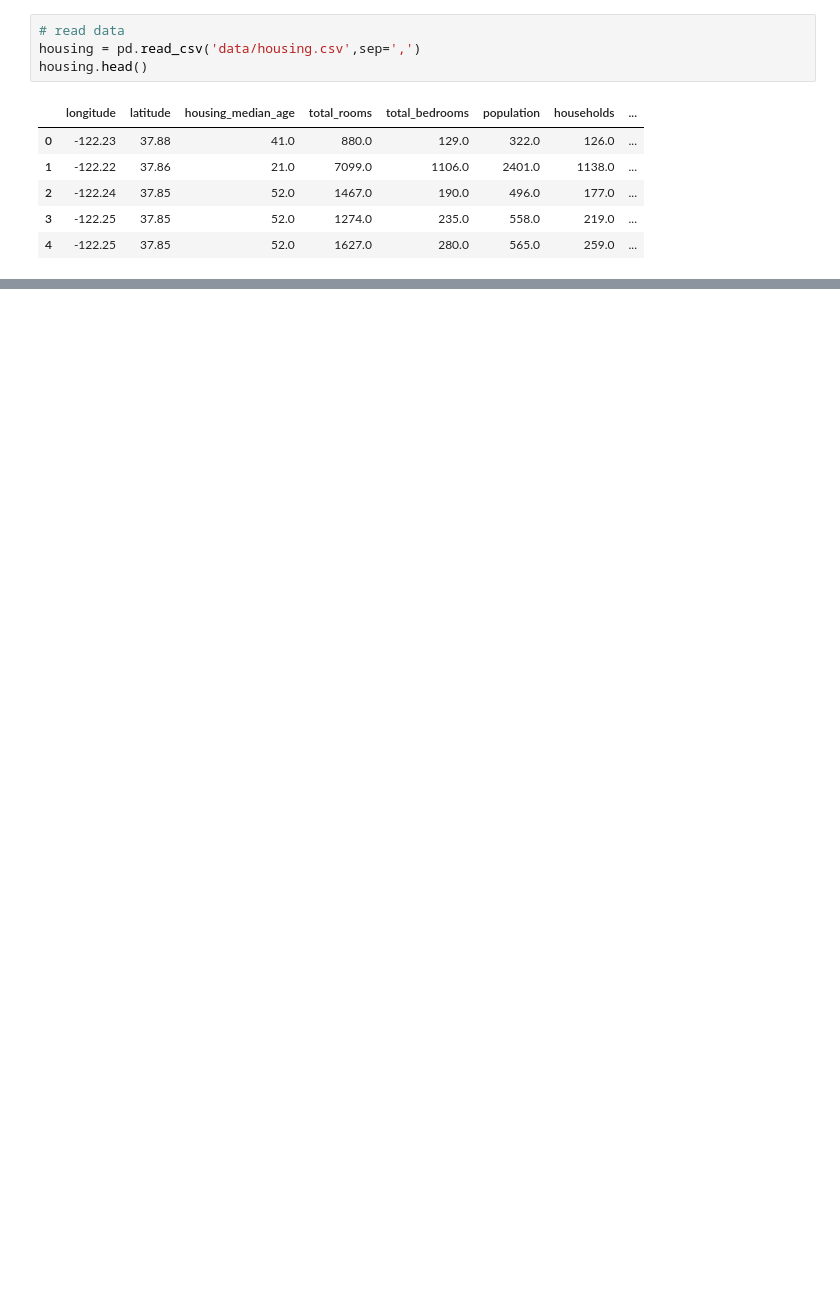
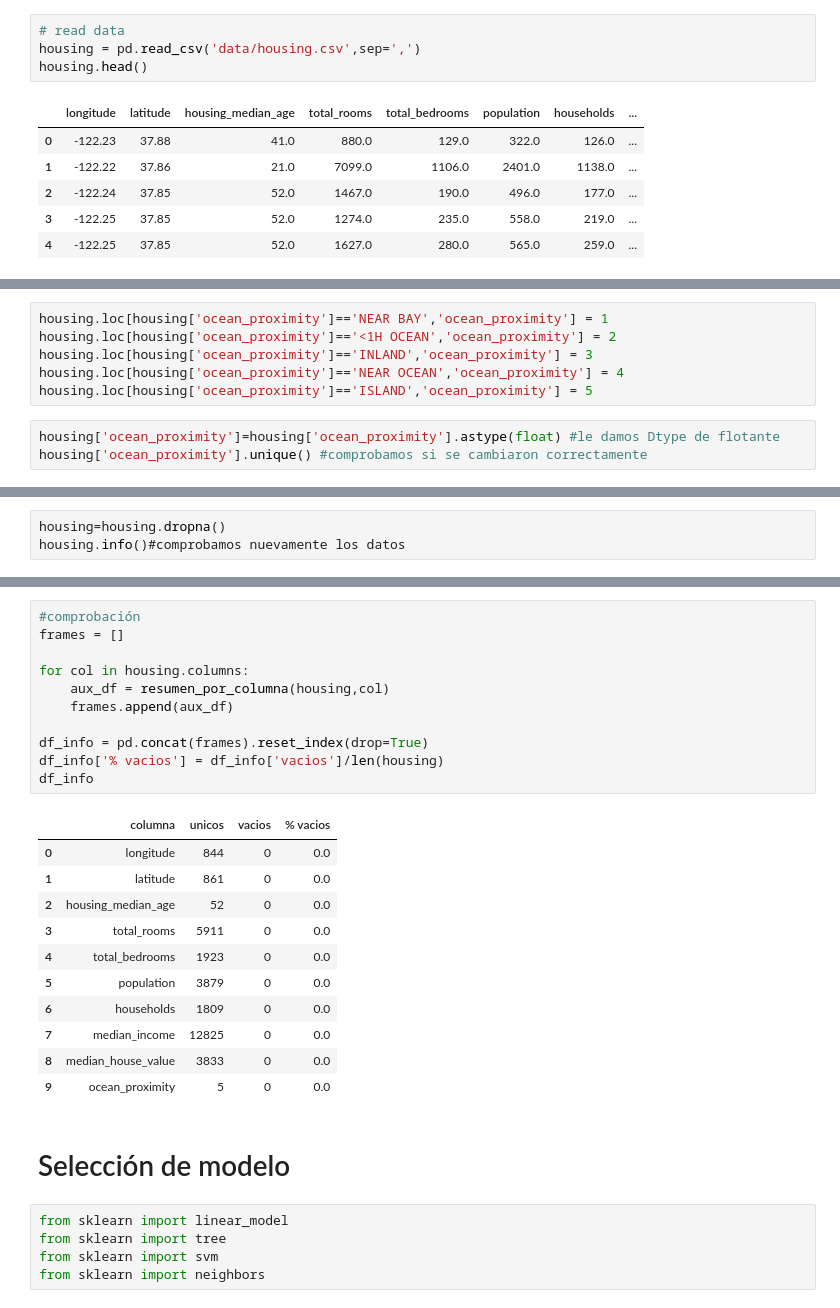
Before and after one commit to alvarxo/mat2841_portfolio, a Jupyter notebook: homeworks/hw_02_alvaro.ipynb, the cells around one changed output, grey strips where cells are left out. Cells and saved outputs as stored; diff of their text form; blank space fills up the shorter version.

```diff
--- a/homeworks/hw_02_alvaro.ipynb
+++ b/homeworks/hw_02_alvaro.ipynb
@@ -633,0 +826,9 @@ housing.head()
+# %%
+housing.loc[housing['ocean_proximity']=='NEAR BAY','ocean_proximity'] = 1
+housing.loc[housing['ocean_proximity']=='<1H OCEAN','ocean_proximity'] = 2
+housing.loc[housing['ocean_proximity']=='INLAND','ocean_proximity'] = 3
+housing.loc[housing['ocean_proximity']=='NEAR OCEAN','ocean_proximity'] = 4
+housing.loc[housing['ocean_proximity']=='ISLAND','ocean_proximity'] = 5
+# %%
+housing['ocean_proximity']=housing['ocean_proximity'].astype(float) #le damos Dtype de flotante
+housing['ocean_proximity'].unique() #comprobamos si se cambiaron correctamente
@@ -633,0 +839,3 @@ housing.head()
+# %%
+housing=housing.dropna()
+housing.info()#comprobamos nuevamente los datos
@@ -633,0 +860,30 @@ housing.head()
+# %%
+#comprobación
+frames = []
+
+for col in housing.columns:
+    aux_df = resumen_por_columna(housing,col)
+    frames.append(aux_df)
+
+df_info = pd.concat(frames).reset_index(drop=True)
+df_info['% vacios'] = df_info['vacios']/len(housing)
+df_info
+# %% [output]
+|  | columna | unicos | vacios | % vacios |
+| 0 | longitude | 844 | 0 | 0.0 |
+| 1 | latitude | 861 | 0 | 0.0 |
+| 2 | housing_median_age | 52 | 0 | 0.0 |
+| 3 | total_rooms | 5911 | 0 | 0.0 |
+| 4 | total_bedrooms | 1923 | 0 | 0.0 |
+| 5 | population | 3879 | 0 | 0.0 |
+| 6 | households | 1809 | 0 | 0.0 |
+| 7 | median_income | 12825 | 0 | 0.0 |
+| 8 | median_house_value | 3833 | 0 | 0.0 |
+| 9 | ocean_proximity | 5 | 0 | 0.0 |
+# %% [markdown]
+# Selección de modelo
+# %%
+from sklearn import linear_model
+from sklearn import tree
+from sklearn import svm
+from sklearn import neighbors
```
Also changed, not shown: parts of 33 cells of this notebook.
